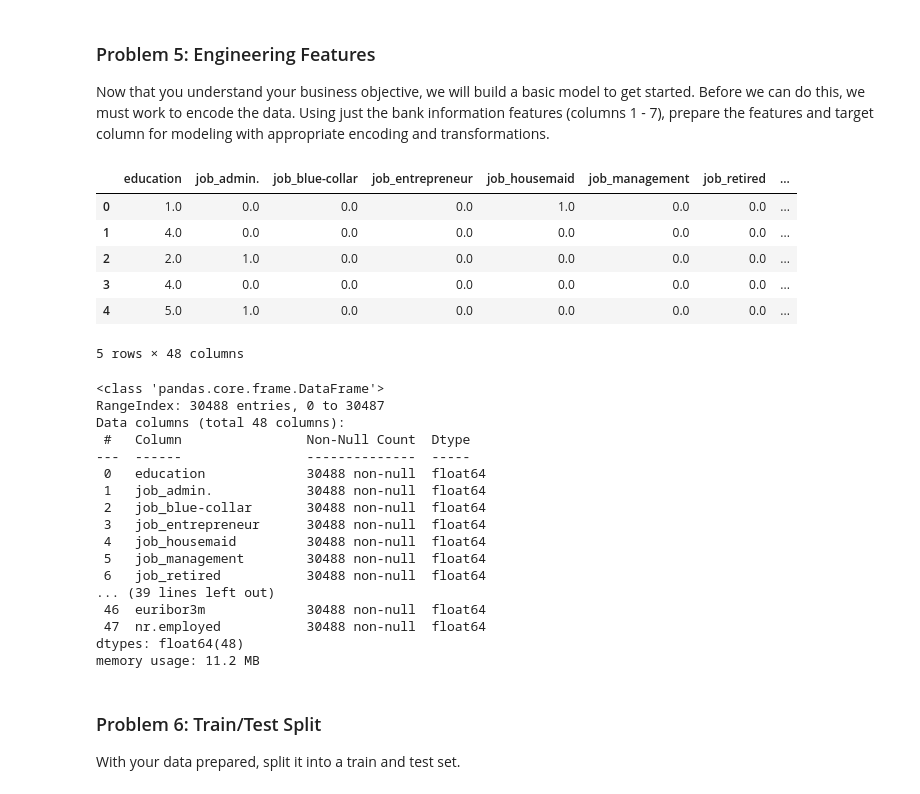
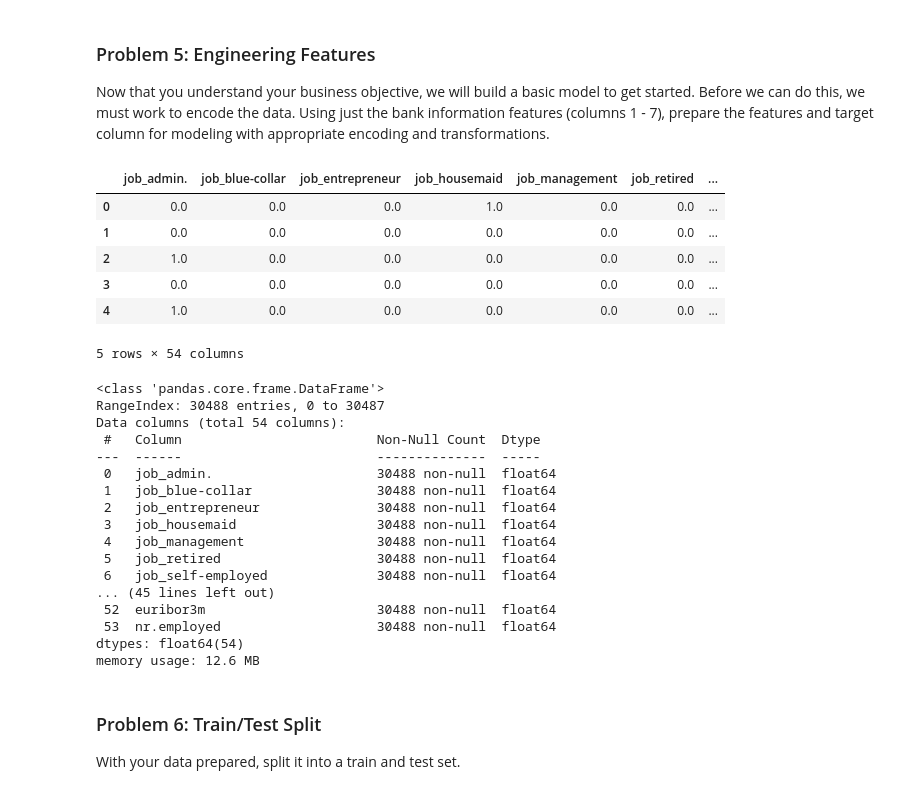
Before and after one commit to caller9/berkeley_ai_cert_module_17, a Jupyter notebook: practical_application_3.ipynb, the cells around one changed output. Saved outputs shown, nothing was run; the diff lists cells and outputs as text; code cells hidden in the pictures.

```diff
--- a/practical_application_3.ipynb
+++ b/practical_application_3.ipynb
@@ -128,39 +133,38 @@ The business objective is to create a model that predicts which customers would
 Now that you understand your business objective, we will build a basic model to get started.  Before we can do this, we must work to encode the data.  Using just the bank information features (columns 1 - 7), prepare the features and target column for modeling with appropriate encoding and transformations.
 # %%
 ordinal_ohe = make_column_transformer(
-      (OrdinalEncoder(categories = [['illiterate','basic.4y','basic.6y','basic.9y','high.school','professional.course','university.degree']]), ['education']),
-      (OneHotEncoder(drop = 'if_binary'), ['job', 'marital', 'default', 'housing', 'loan', 'contact', 'month', 'day_of_week', 'poutcome', 'y']),
+      (OneHotEncoder(drop = 'if_binary'), ['job', 'marital', 'education', 'default', 'housing', 'loan', 'contact', 'month', 'day_of_week', 'poutcome', 'y']),
       remainder = 'passthrough',
       verbose_feature_names_out = False
 )
 df_encoded = pd.DataFrame(ordinal_ohe.fit_transform(df), columns=ordinal_ohe.get_feature_names_out())
 df_encoded.head()
 # %% [output]
-|  | education | job_admin. | job_blue-collar | job_entrepreneur | job_housemaid | job_management | job_retired | ... |
-| 0 | 1.0 | 0.0 | 0.0 | 0.0 | 1.0 | 0.0 | 0.0 | ... |
-| 1 | 4.0 | 0.0 | 0.0 | 0.0 | 0.0 | 0.0 | 0.0 | ... |
-| 2 | 2.0 | 1.0 | 0.0 | 0.0 | 0.0 | 0.0 | 0.0 | ... |
-| 3 | 4.0 | 0.0 | 0.0 | 0.0 | 0.0 | 0.0 | 0.0 | ... |
-| 4 | 5.0 | 1.0 | 0.0 | 0.0 | 0.0 | 0.0 | 0.0 | ... |
+|  | job_admin. | job_blue-collar | job_entrepreneur | job_housemaid | job_management | job_retired | ... |
+| 0 | 0.0 | 0.0 | 0.0 | 1.0 | 0.0 | 0.0 | ... |
+| 1 | 0.0 | 0.0 | 0.0 | 0.0 | 0.0 | 0.0 | ... |
+| 2 | 1.0 | 0.0 | 0.0 | 0.0 | 0.0 | 0.0 | ... |
+| 3 | 0.0 | 0.0 | 0.0 | 0.0 | 0.0 | 0.0 | ... |
+| 4 | 1.0 | 0.0 | 0.0 | 0.0 | 0.0 | 0.0 | ... |
-5 rows × 48 columns
+5 rows × 54 columns
 # %%
 df_encoded.info()
 # %% [output]
 <class 'pandas.core.frame.DataFrame'>
 RangeIndex: 30488 entries, 0 to 30487
-Data columns (total 48 columns):
- #   Column                Non-Null Count  Dtype
----  ------                --------------  -----
- 0   education             30488 non-null  float64
- 1   job_admin.            30488 non-null  float64
- 2   job_blue-collar       30488 non-null  float64
- 3   job_entrepreneur      30488 non-null  float64
- 4   job_housemaid         30488 non-null  float64
- 5   job_management        30488 non-null  float64
- 6   job_retired           30488 non-null  float64
-... (39 lines left out)
- 46  euribor3m             30488 non-null  float64
- 47  nr.employed           30488 non-null  float64
-dtypes: float64(48)
-memory usage: 11.2 MB
+Data columns (total 54 columns):
+ #   Column                         Non-Null Count  Dtype
+---  ------                         --------------  -----
+ 0   job_admin.                     30488 non-null  float64
+ 1   job_blue-collar                30488 non-null  float64
+ 2   job_entrepreneur               30488 non-null  float64
+ 3   job_housemaid                  30488 non-null  float64
+ 4   job_management                 30488 non-null  float64
+ 5   job_retired                    30488 non-null  float64
+ 6   job_self-employed              30488 non-null  float64
+... (45 lines left out)
+ 52  euribor3m                      30488 non-null  float64
+ 53  nr.employed                    30488 non-null  float64
+dtypes: float64(54)
+memory usage: 12.6 MB
 # %%
```
Also changed, not shown: parts of 28 cells of this notebook.
